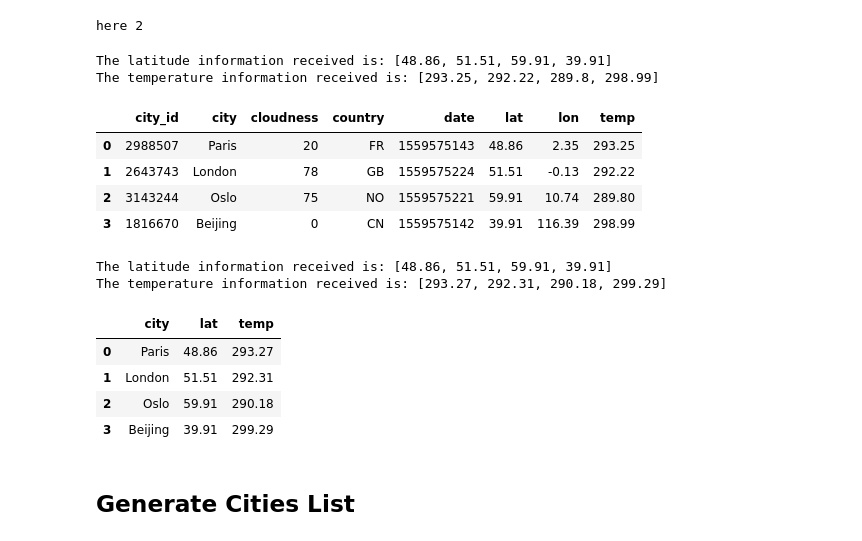
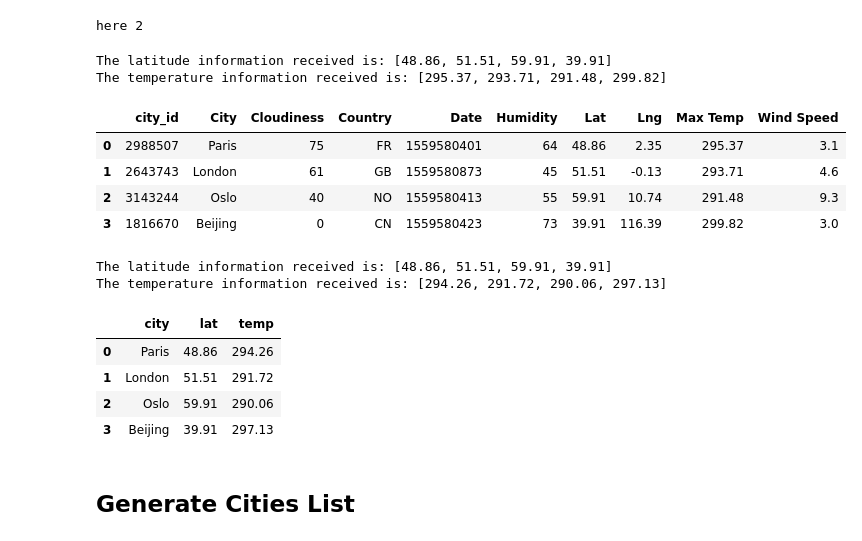
Before and after one commit to lisatian8/python-apis-challenge, a Jupyter notebook: starter_code/WeatherPy.ipynb, the cells around one changed output. Saved outputs shown, nothing was run; the diff lists cells and outputs as text; code cells hidden in the pictures.

```diff
--- a/starter_code/WeatherPy.ipynb
+++ b/starter_code/WeatherPy.ipynb
@@ -135,49 +135,55 @@ id = []
 cloud = []
 country = []
 date = []
+humidity =[]
 lat = []
 lon = []
-temp = []
+tempMax = []
+windSpeed = []
 
 # Loop through the list of cities and perform a request for data on each
 for city in cities:
 
      response = requests.get(query_url + city).json()
      id.append(response['id'])
      cloud.append(response['clouds']['all'])
      country.append(response['sys']['country'])
      date.append(response['dt'])
+     humidity.append(response['main']['humidity'])
      lat.append(response['coord']['lat'])
      lon.append(response['coord']['lon'])
-     temp.append(response['main']['temp'])
+     tempMax.append(response['main']['temp_max'])
+     windSpeed.append(response['wind']['speed'])
 
 
 print(f"The latitude information received is: {lat}")
-print(f"The temperature information received is: {temp}")
+print(f"The temperature information received is: {tempMax}")
 
 
 ###
 # create a data frame from cities, lat, and temp
 weather_dict = {
     "city_id": id,
-    "city": cities,
-    "cloudness": cloud,
-    "country": country,
-    "date": date,
-    "lat": lat,
-    "lon": lon,
-    "temp": temp
+    "City": cities,
+    "Cloudiness": cloud,
+    "Country": country,
+    "Date": date,
+    "Humidity": humidity,
+    "Lat": lat,
+    "Lng": lon,
+    "Max Temp": tempMax,
+    "Wind Speed": windSpeed
 }
 weather_data = pd.DataFrame(weather_dict)
 weather_data.head()
 # %% [output]
 The latitude information received is: [48.86, 51.51, 59.91, 39.91]
-The temperature information received is: [293.25, 292.22, 289.8, 298.99]
+The temperature information received is: [295.37, 293.71, 291.48, 299.82]
-|  | city_id | city | cloudness | country | date | lat | lon | temp |
-| 0 | 2988507 | Paris | 20 | FR | 1559575143 | 48.86 | 2.35 | 293.25 |
-| 1 | 2643743 | London | 78 | GB | 1559575224 | 51.51 | -0.13 | 292.22 |
-| 2 | 3143244 | Oslo | 75 | NO | 1559575221 | 59.91 | 10.74 | 289.80 |
-| 3 | 1816670 | Beijing | 0 | CN | 1559575142 | 39.91 | 116.39 | 298.99 |
+|  | city_id | City | Cloudiness | Country | Date | Humidity | Lat | Lng | Max Temp | Wind Speed |
+| 0 | 2988507 | Paris | 75 | FR | 1559580401 | 64 | 48.86 | 2.35 | 295.37 | 3.1 |
+| 1 | 2643743 | London | 61 | GB | 1559580873 | 45 | 51.51 | -0.13 | 293.71 | 4.6 |
+| 2 | 3143244 | Oslo | 40 | NO | 1559580413 | 55 | 59.91 | 10.74 | 291.48 | 9.3 |
+| 3 | 1816670 | Beijing | 0 | CN | 1559580423 | 73 | 39.91 | 116.39 | 299.82 | 3.0 |
 # %%
 ###
 #query_url = url + "appid=" + api_key + "&q=" + city
@@ -209,12 +215,12 @@ weather_data = pd.DataFrame(weather_dict)
 weather_data.head()
 # %% [output]
 The latitude information received is: [48.86, 51.51, 59.91, 39.91]
-The temperature information received is: [293.27, 292.31, 290.18, 299.29]
+The temperature information received is: [294.26, 291.72, 290.06, 297.13]
 |  | city | lat | temp |
-| 0 | Paris | 48.86 | 293.27 |
-| 1 | London | 51.51 | 292.31 |
-| 2 | Oslo | 59.91 | 290.18 |
-| 3 | Beijing | 39.91 | 299.29 |
+| 0 | Paris | 48.86 | 294.26 |
+| 1 | London | 51.51 | 291.72 |
+| 2 | Oslo | 59.91 | 290.06 |
+| 3 | Beijing | 39.91 | 297.13 |
 # %%
 # Dependencies and Setup
 import matplotlib.pyplot as plt
```
Also changed, not shown: parts of 5 cells of this notebook.
